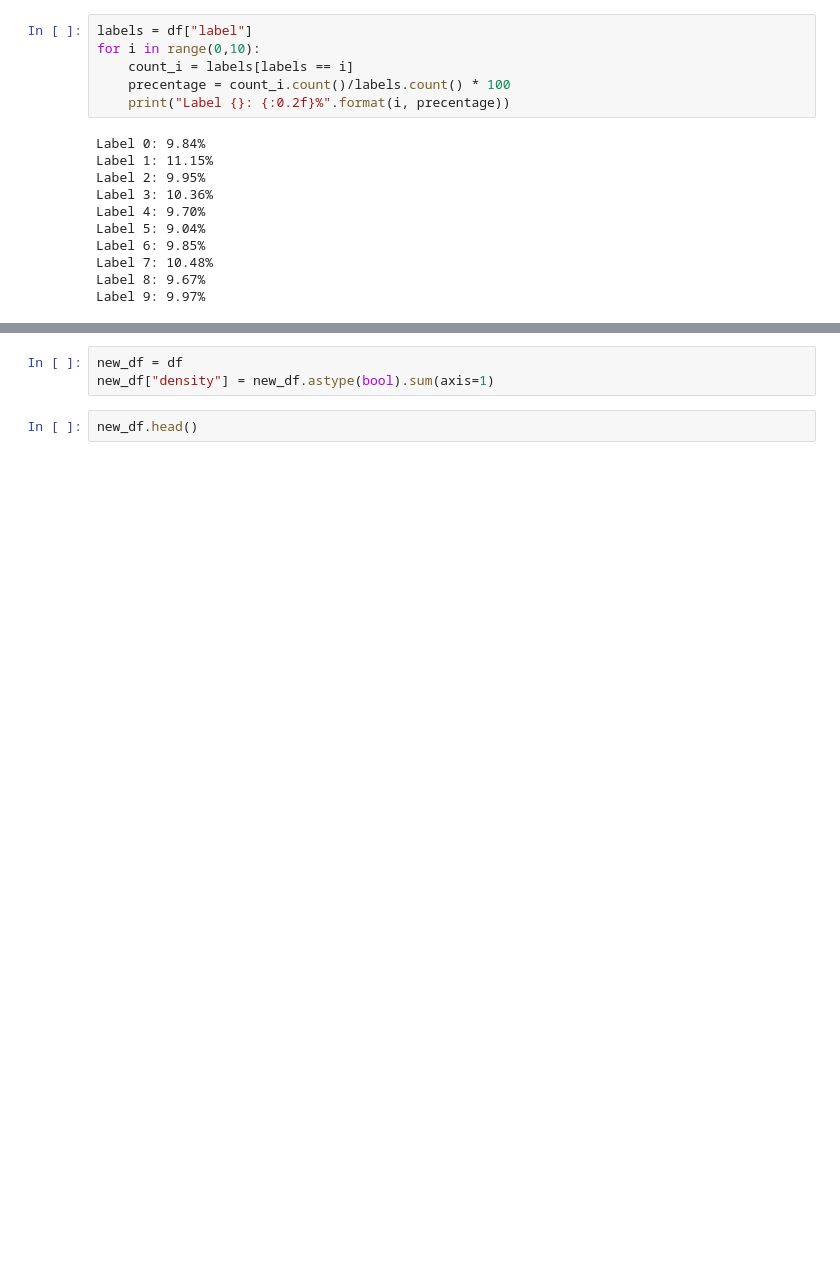
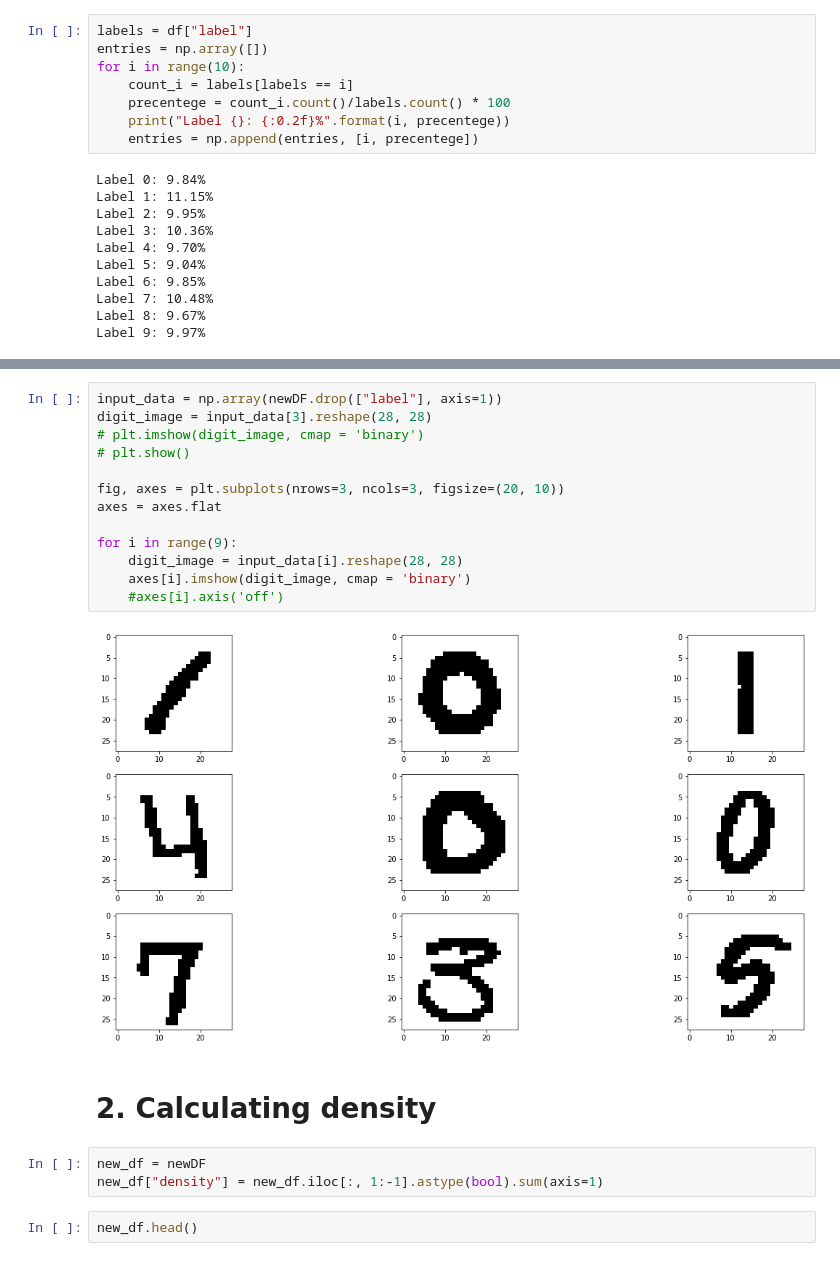
Before and after one commit to MikerT86/PR_assignment, a Jupyter notebook: analysis.ipynb, the cells around one changed output, grey strips where cells are left out. Cells and saved outputs as stored; diff of their text form; blank space fills up the shorter version.

```diff
--- a/analysis.ipynb
+++ b/analysis.ipynb
@@ -37,9 +47,11 @@ plt.show()
 # %%
 labels = df["label"]
-for i in range(0,10):
+entries = np.array([])
+for i in range(10):
     count_i = labels[labels == i]
-    precentage = count_i.count()/labels.count() * 100
-    print("Label {}: {:0.2f}%".format(i, precentage))
+    precentege = count_i.count()/labels.count() * 100
+    print("Label {}: {:0.2f}%".format(i, precentege))
+    entries = np.append(entries, [i, precentege])
 # %% [output]
 Label 0: 9.84%
 Label 1: 11.15%
@@ -79,6 +89,23 @@ plt.show()
+# %%
+input_data = np.array(newDF.drop(["label"], axis=1))
+digit_image = input_data[3].reshape(28, 28)
+# plt.imshow(digit_image, cmap = 'binary')
+# plt.show()
+
+fig, axes = plt.subplots(nrows=3, ncols=3, figsize=(20, 10))
+axes = axes.flat
+
+for i in range(9):
+    digit_image = input_data[i].reshape(28, 28)
+    axes[i].imshow(digit_image, cmap = 'binary')
+    #axes[i].axis('off')
+# %% [output]
+[figure, added]
+# %% [markdown]
+# 2. Calculating density
 # %%
-new_df = df
-new_df["density"] = new_df.astype(bool).sum(axis=1)
+new_df = newDF
+new_df["density"] = new_df.iloc[:, 1:-1].astype(bool).sum(axis=1)
 # %%
 new_df.head()
 # %% [output]
```
Also changed, not shown: parts of 56 cells of this notebook.
